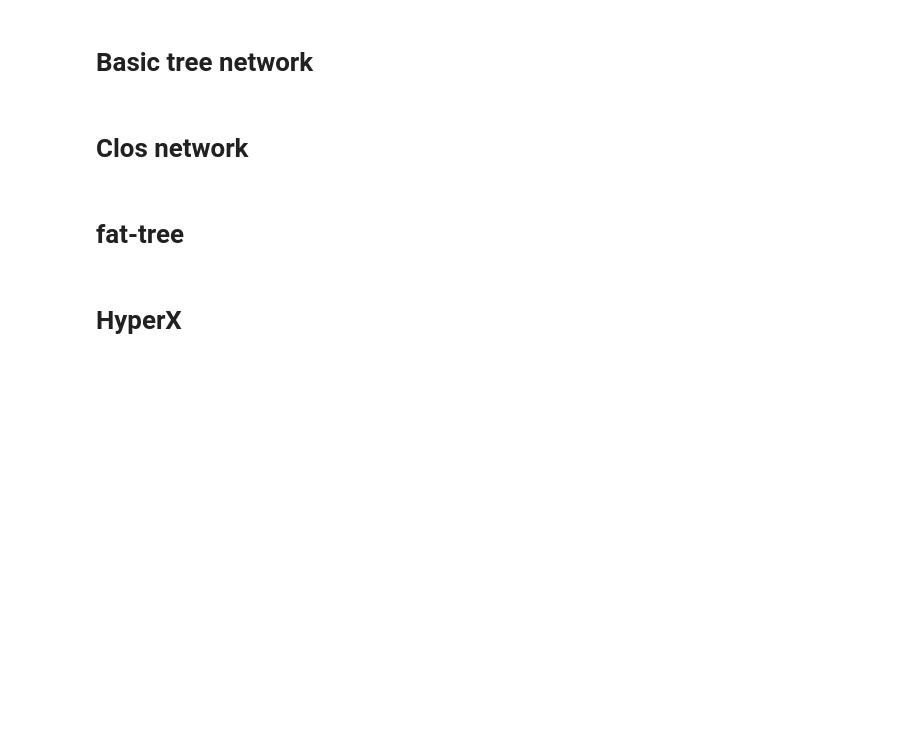
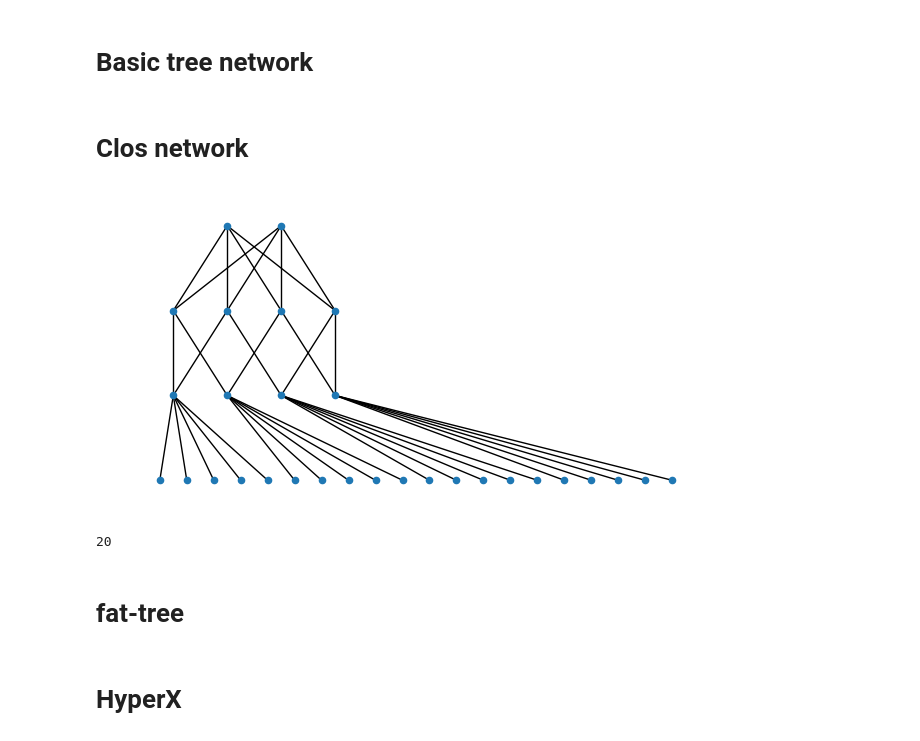
Before and after one commit to hassan-shap/QswitchNet, a Jupyter notebook: switch_net_topo.ipynb, the cells around one changed output. Drawn from its saved outputs; the diff is of its cells as text; code cells hidden in the pictures; blank space fills up the shorter version.

```diff
--- a/switch_net_topo.ipynb
+++ b/switch_net_topo.ipynb
@@ -62,11 +62,11 @@ nx.shortest_path(G,1,4)
 # %% [markdown]
 # Clos network
 # %%
-n = 8 # starts from 4
+n = 4 # starts from 4
 num_core = n // 2
 num_agg = n
 num_edge = n**2 // 4
-num_ToR = 3
+num_ToR = 5
 num_nodes = num_edge * num_ToR # number of q nodes
 # num_bsms = num_leaves # number of BSMs
 
@@ -123,35 +123,39 @@ for i, edge in enumerate(edge_switches):
 
 G.remove_edges_from(extra_edges)
 G.add_edges_from(new_edges)
 
 for i, edge in enumerate(edge_switches):
     for j in range(num_ToR):
         G.add_edge(edge,node_list[num_ToR*i+j])
 
 # for edge in conn_left:
 #     G.
 # color_dict = {0:'C0',1:'C1'}
 # color_list = [color_dict[i[1]] for i in G.nodes.data('bipartite')]
 
 pos_core = {i: (i+ n/4 ,2) for i in core_switches}
 pos_agg = {i: ((i-n//2)% n,1) for i in agg_switches}
 pos_edge = {i: (i-7*n/4+1,0) for i in edge_switches}
 pos_nodes = {node: (i/2-1/4,-1) for i, node in enumerate(node_list)}
 pos = pos_core | pos_agg | pos_edge | pos_nodes
 
 
 fig, ax = plt.subplots(figsize=(8,4))
 
 # plt.figure(figsize=(8,3))
 nx.draw(G, pos, node_size=20)#,  with_labels=True)
 # nx.draw(G,  with_labels=True, node_color = color_list)
 # Draw a rectangle
 # for i in range(num_leaves):
 #     rectangle = patches.Rectangle((node_per_leaf*i-0.2, 1), 1.2, .5, linewidth=1, edgecolor='k', facecolor='none')
 #     ax.add_patch(rectangle)
 plt.show()
+# %% [output]
+[figure, added]
 # %%
 num_nodes
+# %% [output]
+20
 # %% [markdown]
 # fat-tree
 # %%
```
Also changed, not shown: parts of 6 cells of this notebook, 30 other files.
